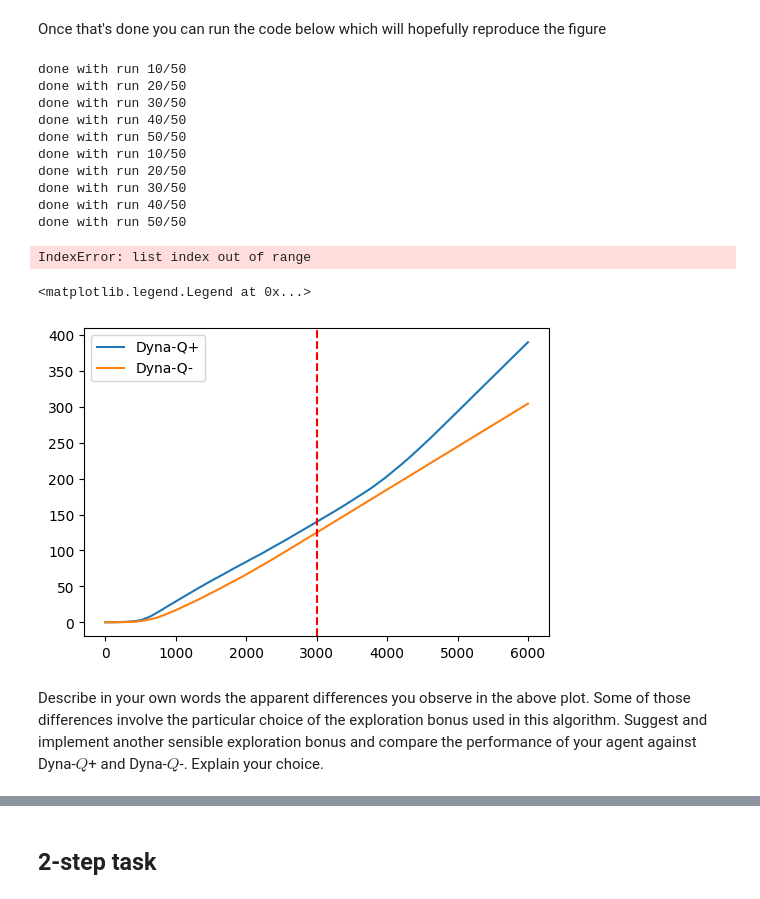
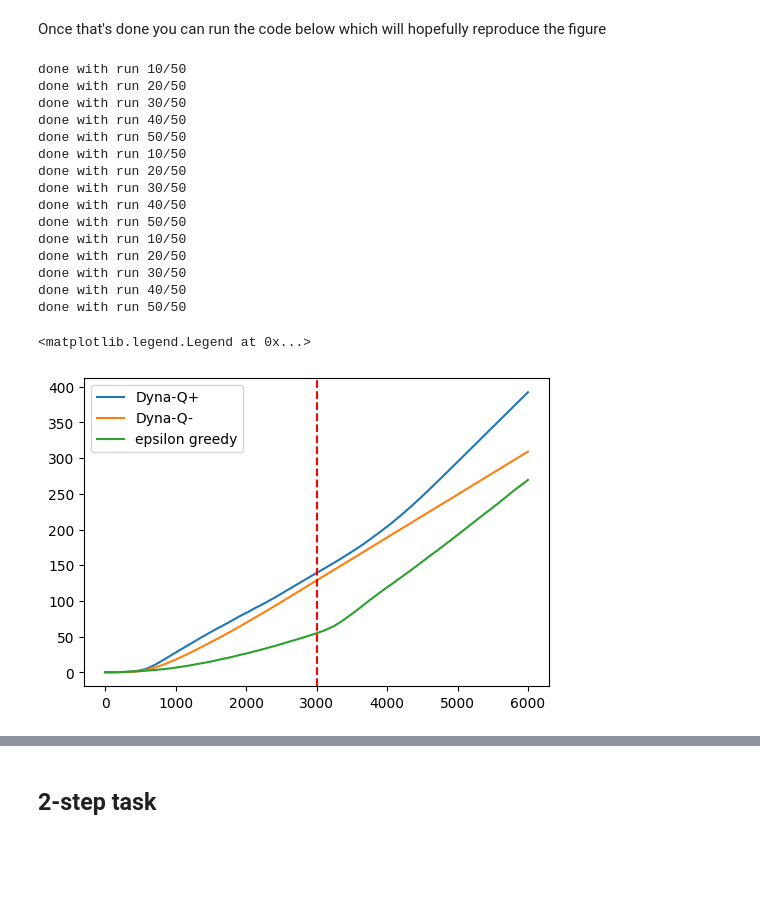
Before and after one commit to alinakrause/NeuralModelling, a Jupyter notebook: HW3/code/assignment.ipynb, the cells around one changed output, grey strips where cells are left out. Cells and saved outputs as stored; diff of their text form; code cells hidden in the pictures; blank space fills up the shorter version.

```diff
--- a/HW3/code/assignment.ipynb
+++ b/HW3/code/assignment.ipynb
@@ -39,7 +39,7 @@ maze2_conf = load_env(os.path.join(maze_conf_path, 'dyna2.txt')) # maze with bot
 # note that alpha is the learning rate (instead of beta as in the paper)
 dyna_qplus  = DynaAgent(alpha=0.5, gamma=0.9, epsilon=0.001,greedy=False)
 dyna_qminus = DynaAgent(alpha=0.5, gamma=0.9, epsilon=0,greedy=False)
-epsilon_greedy = DynaAgent(alpha=0.5, gamma=0.9, epsilon=0,greedy=True)
+epsilon_greedy = DynaAgent(alpha=0.5, gamma=0.9, epsilon=1,greedy=True)
 # %%
 np.random.seed(2)
 # run simulations
@@ -63,7 +63,7 @@ for idx_agent, agent in enumerate(agents):
 # average cumulative reward
 avg_perf_dyna_qplus  = np.mean(perf[0], axis=0)
 avg_perf_dyna_qminus = np.mean(perf[1], axis=0)
-avg_perf_dyna_qminus = np.mean(perf[2], axis=0)
+avg_perf_epsilon_greedy = np.mean(perf[2], axis=0)
 # %% [output]
 done with run 10/50
 done with run 20/50
@@ -75,16 +75,19 @@ done with run 20/50
 done with run 30/50
 done with run 40/50
 done with run 50/50
+done with run 10/50
+done with run 20/50
+done with run 30/50
+done with run 40/50
+done with run 50/50
-IndexError: list index out of range
 # %%
 # plot Figure 6 from Sutton (1990) here
 plt.figure(figsize=(6, 4))
 plt.plot(avg_perf_dyna_qplus,  label='Dyna-Q+')
 plt.plot(avg_perf_dyna_qminus, label='Dyna-Q-')
+plt.plot(avg_perf_epsilon_greedy, label='epsilon greedy')
 plt.axvline(3000, linestyle='--', c='r')
 plt.legend()
 # %% [output]
 <matplotlib.legend.Legend at 0x...>
-[figure, old version]
+[figure, new version]
-# %% [markdown]
-Describe in your own words the apparent differences you observe in the above plot. Some of those differences involve the particular choice of the exploration bonus used in this algorithm. Suggest and implement another sensible exploration bonus and compare the performance of your agent against Dyna-$Q$+ and Dyna-$Q$-. Explain your choice.
```
Also changed, not shown: parts of 2 cells of this notebook, 2 other files.
